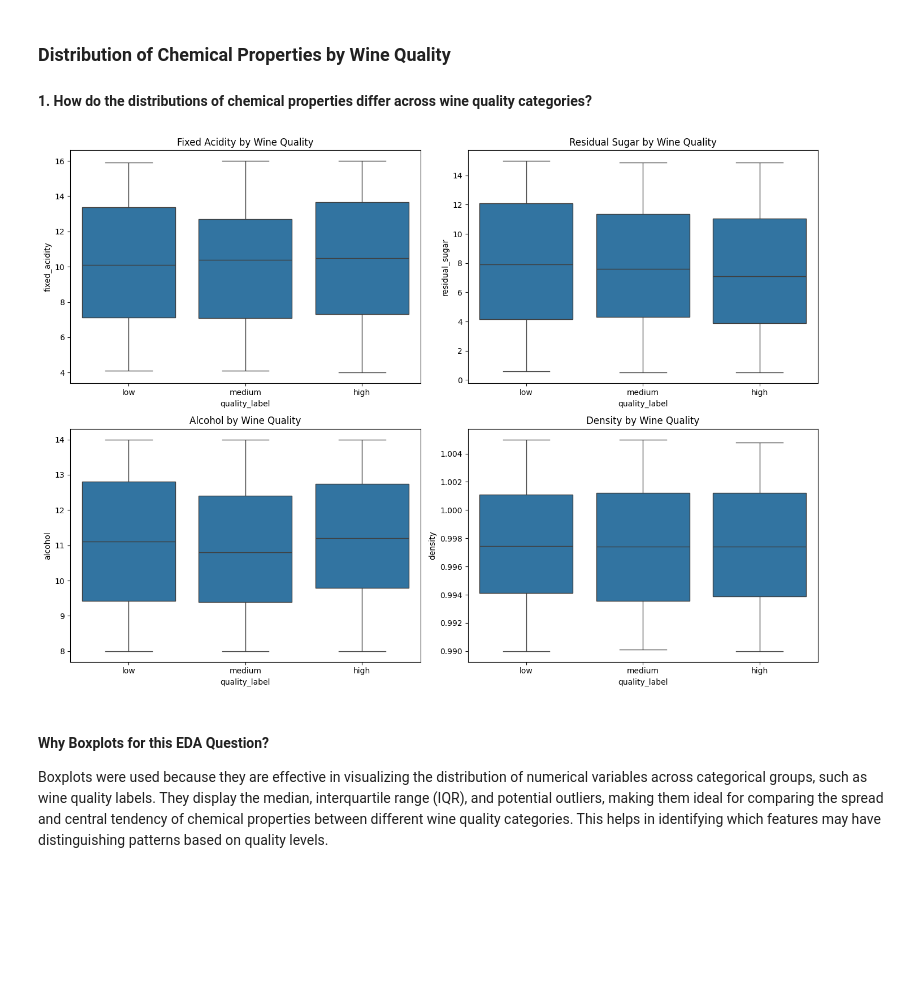
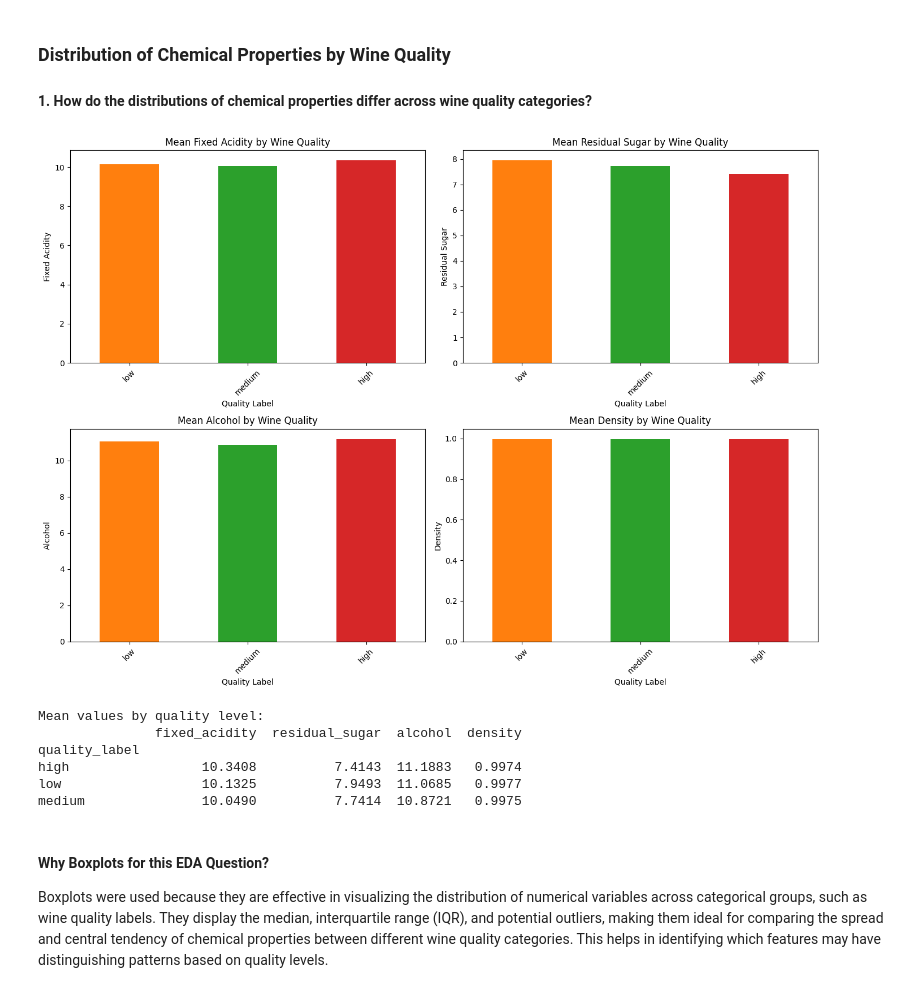
Before and after one commit to XENNNOOOO/CSMODEL_MP_Phase1, a Jupyter notebook: wine_quality_class_nb.ipynb, the cells around one changed output. Drawn from its saved outputs; the diff is of its cells as text; code cells hidden in the pictures; blank space fills up the shorter version.

```diff
--- a/wine_quality_class_nb.ipynb
+++ b/wine_quality_class_nb.ipynb
@@ -187,29 +187,54 @@ Name: count, dtype: int64
 # %%
 fig, axes = plt.subplots(2, 2, figsize=(14, 10))
 
 # Define the order for quality labels
 quality_order = ['low', 'medium', 'high']
 
+# Calculate mean values for each chemical property by quality
+mean_values = df.groupby('quality_label')[['fixed_acidity', 'residual_sugar', 'alcohol', 'density']].mean()
+
 # Plot 1 - Fixed Acidity
-sns.boxplot(data=df, x='quality_label', y='fixed_acidity', ax=axes[0, 0], order=quality_order)
-axes[0, 0].set_title('Fixed Acidity by Wine Quality')
+mean_values['fixed_acidity'].reindex(quality_order).plot(kind='bar', ax=axes[0, 0], color=['#ff7f0e', '#2ca02c', '#d62728'])
+axes[0, 0].set_title('Mean Fixed Acidity by Wine Quality')
+axes[0, 0].set_ylabel('Fixed Acidity')
+axes[0, 0].set_xlabel('Quality Label')
+axes[0, 0].tick_params(axis='x', rotation=45)
 
 # Plot 2 - Residual Sugar
-sns.boxplot(data=df, x='quality_label', y='residual_sugar', ax=axes[0, 1], order=quality_order)
-axes[0, 1].set_title('Residual Sugar by Wine Quality')
+mean_values['residual_sugar'].reindex(quality_order).plot(kind='bar', ax=axes[0, 1], color=['#ff7f0e', '#2ca02c', '#d62728'])
+axes[0, 1].set_title('Mean Residual Sugar by Wine Quality')
+axes[0, 1].set_ylabel('Residual Sugar')
+axes[0, 1].set_xlabel('Quality Label')
+axes[0, 1].tick_params(axis='x', rotation=45)
 
 # Plot 3 - Alcohol
-sns.boxplot(data=df, x='quality_label', y='alcohol', ax=axes[1, 0], order=quality_order)
-axes[1, 0].set_title('Alcohol by Wine Quality')
+mean_values['alcohol'].reindex(quality_order).plot(kind='bar', ax=axes[1, 0], color=['#ff7f0e', '#2ca02c', '#d62728'])
+axes[1, 0].set_title('Mean Alcohol by Wine Quality')
+axes[1, 0].set_ylabel('Alcohol')
+axes[1, 0].set_xlabel('Quality Label')
+axes[1, 0].tick_params(axis='x', rotation=45)
 
 # Plot 4 - Density
-sns.boxplot(data=df, x='quality_label', y='density', ax=axes[1, 1], order=quality_order)
-axes[1, 1].set_title('Density by Wine Quality')
+mean_values['density'].reindex(quality_order).plot(kind='bar', ax=axes[1, 1], color=['#ff7f0e', '#2ca02c', '#d62728'])
+axes[1, 1].set_title('Mean Density by Wine Quality')
+axes[1, 1].set_ylabel('Density')
+axes[1, 1].set_xlabel('Quality Label')
+axes[1, 1].tick_params(axis='x', rotation=45)
 
 plt.tight_layout()
 plt.show()
+
+# Print the actual mean values for reference
+print("Mean values by quality level:")
+print(mean_values.round(4))
 # %% [output]
-[figure, old version]
+[figure, new version]
+Mean values by quality level:
+               fixed_acidity  residual_sugar  alcohol  density
+quality_label
+high                 10.3408          7.4143  11.1883   0.9974
+low                  10.1325          7.9493  11.0685   0.9977
+medium               10.0490          7.7414  10.8721   0.9975
 # %% [markdown]
 #### Why Boxplots for this EDA Question?
 
```
Also changed, not shown: parts of 14 cells of this notebook, 2 other files.
